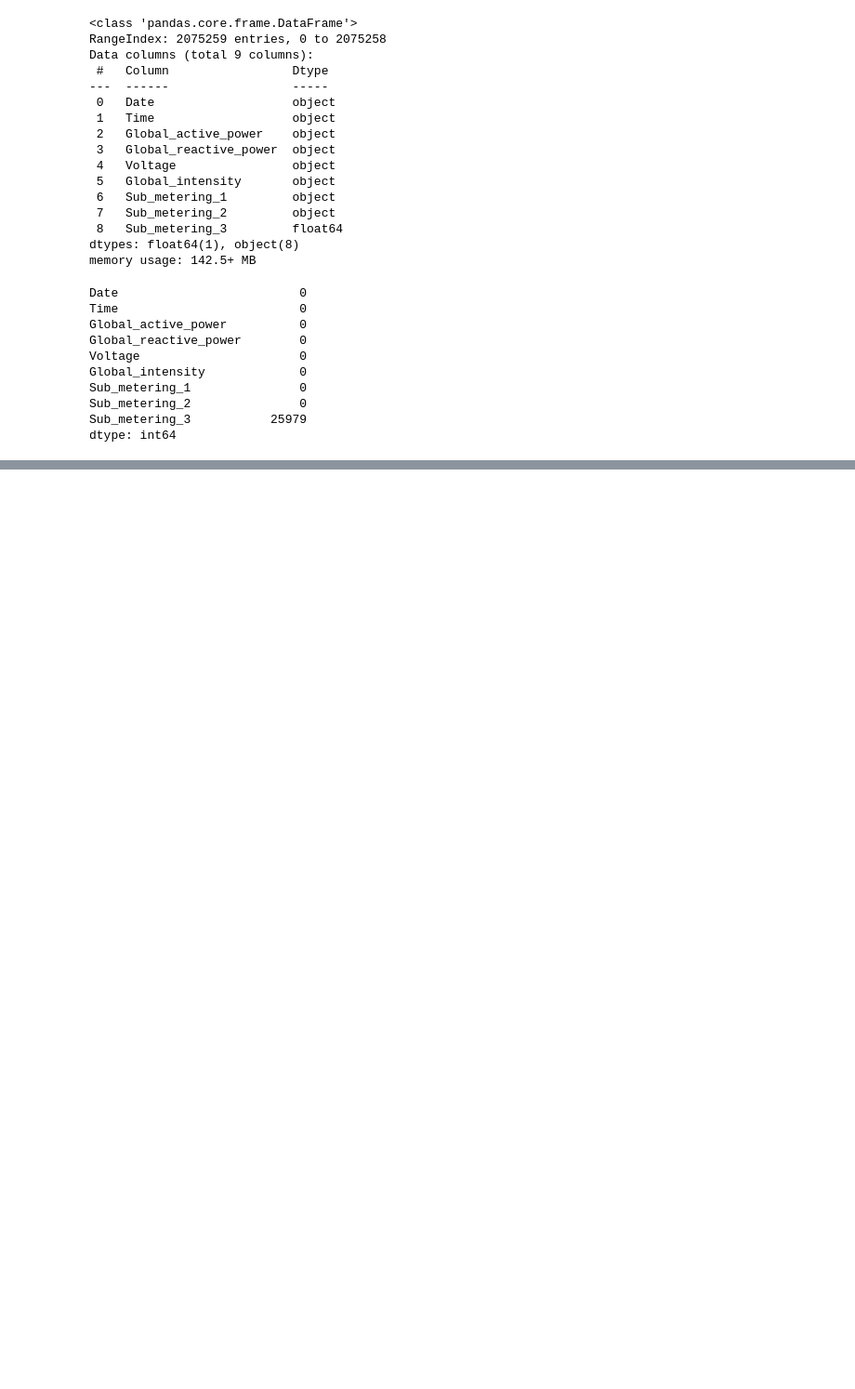
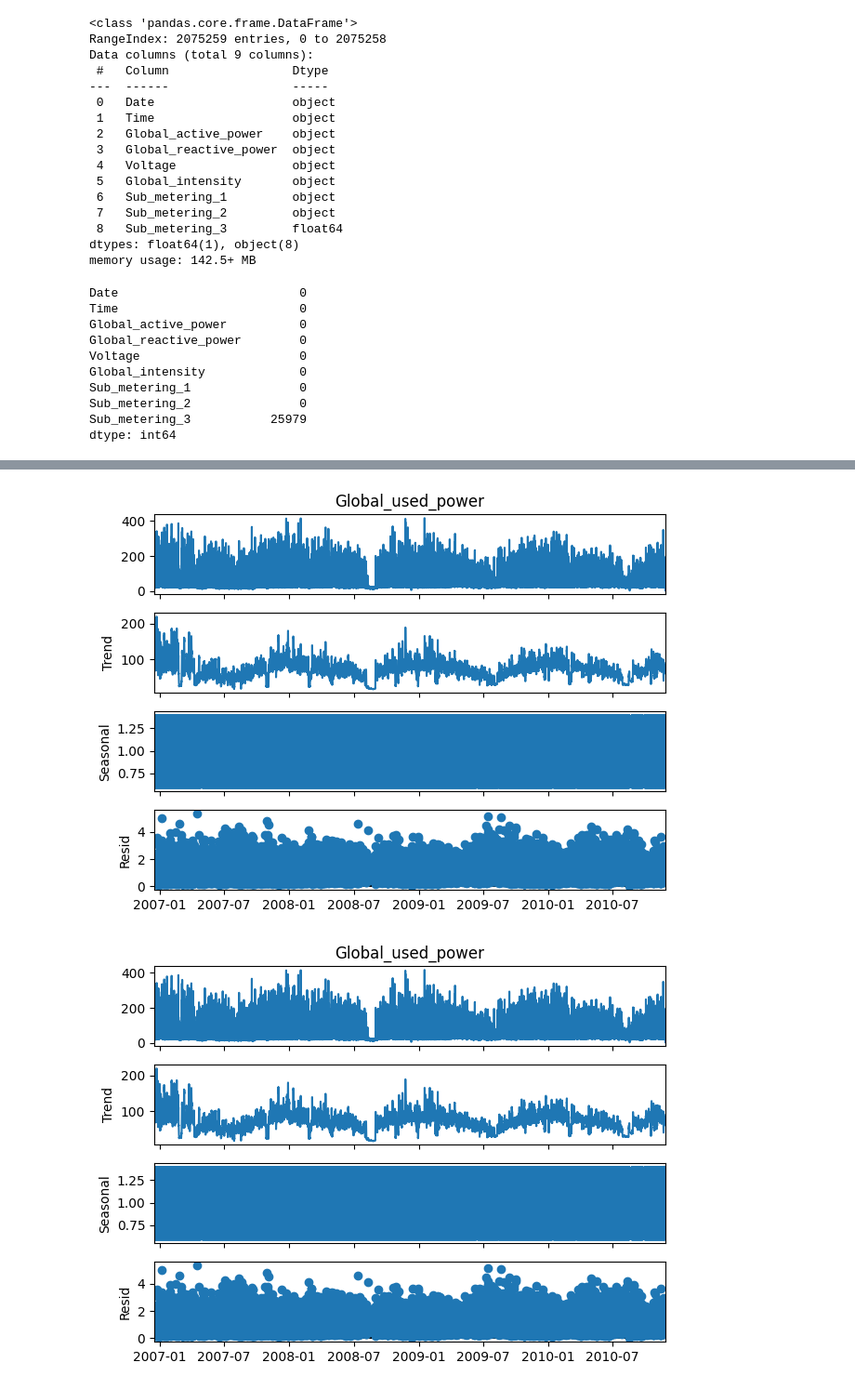
Before and after one commit to infoshareacademy/jdszr14-Data_Geeks, a Jupyter notebook: Priojekt_ML/src/project_main.ipynb, the cells around one changed output, grey strips where cells are left out. Shown: that part at 93% size. Saved outputs shown, nothing was run; the diff lists cells and outputs as text; code cells hidden in the pictures; blank space fills up the shorter version.

```diff
--- a/Priojekt_ML/src/project_main.ipynb
+++ b/Priojekt_ML/src/project_main.ipynb
@@ -127,0 +121,3 @@ plt.show()
+# %%
+df.set_index('DateTime', inplace=True)
+df_hour_sum = df.resample('H').sum()
@@ -127,0 +153,9 @@ plt.show()
+# %%
+df_hour_sum = df_hour_sum.query('Global_used_power != 0')
+# %%
+from statsmodels.tsa.seasonal import seasonal_decompose
+res = seasonal_decompose(df_hour_sum["Global_used_power"], model='multiplicable', period=24)
+res.plot()
+# %% [output]
+[figure, added]
+[figure, added]
```
Also changed, not shown: parts of 24 cells of this notebook.
